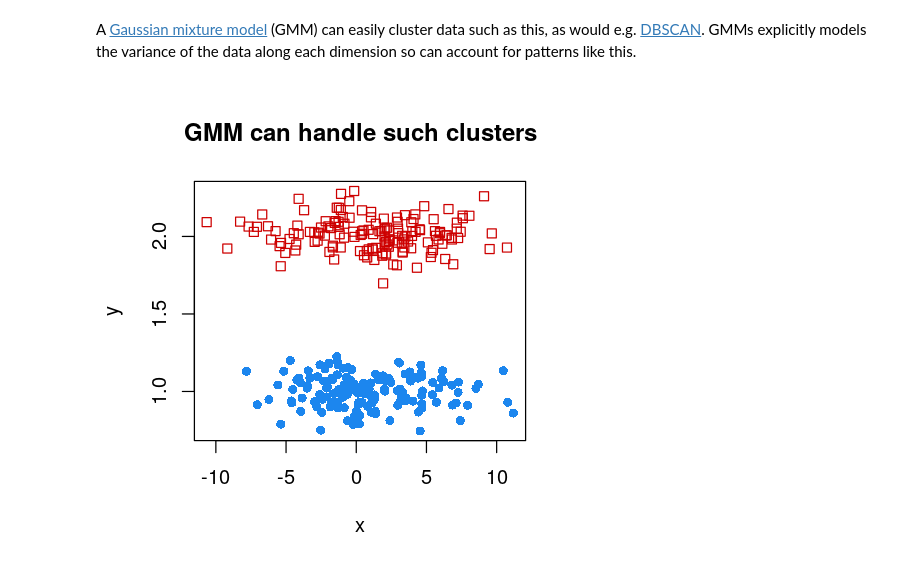
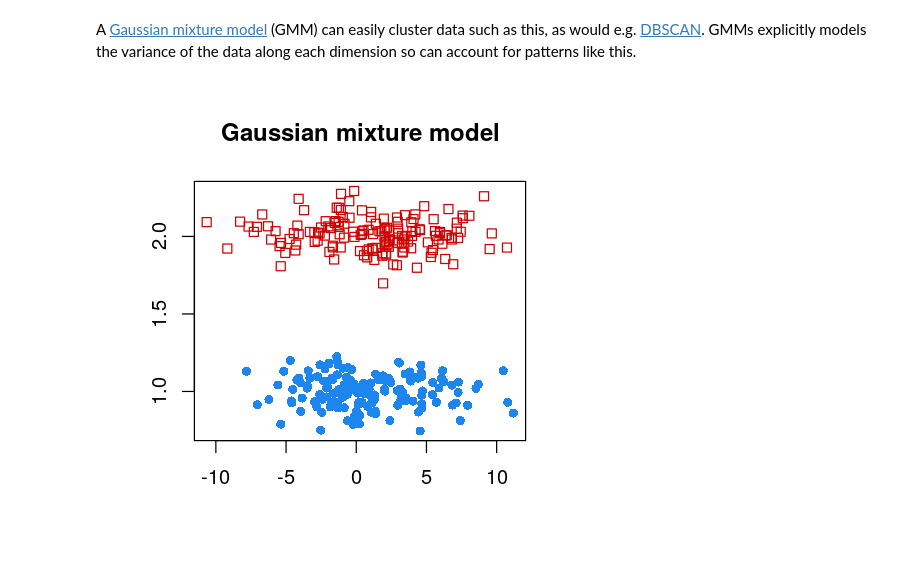
Before and after one commit to petersmittenaar/segmentation, a Jupyter notebook: show_clustering_examples.ipynb, the cells around one changed output. Cells and saved outputs as stored; diff of their text form; code cells hidden in the pictures.

```diff
--- a/show_clustering_examples.ipynb
+++ b/show_clustering_examples.ipynb
@@ -82,7 +66,7 @@ options(repr.plot.width=4)
 A [Gaussian mixture model](https://brilliant.org/wiki/gaussian-mixture-model/) (GMM) can easily cluster data such as this, as would  e.g. [DBSCAN](https://en.wikipedia.org/wiki/DBSCAN). GMMs explicitly models the variance of the data along each dimension so can account for patterns like this.
 # %%
 mcl = mclust::Mclust(dplyr::select(df, x, y))
-mclust::clPairs(select(df, x, y), classification = mcl$classification, main = 'GMM can handle such clusters')
+mclust::clPairs(select(df, x, y), classification = mcl$classification, main = 'Gaussian mixture model', xlab='', ylab='')
 # plot.Mclust(mcl)
 # %% [output]
-[figure, old version]
+[figure, new version]
```
Also changed, not shown: parts of 2 cells of this notebook.
